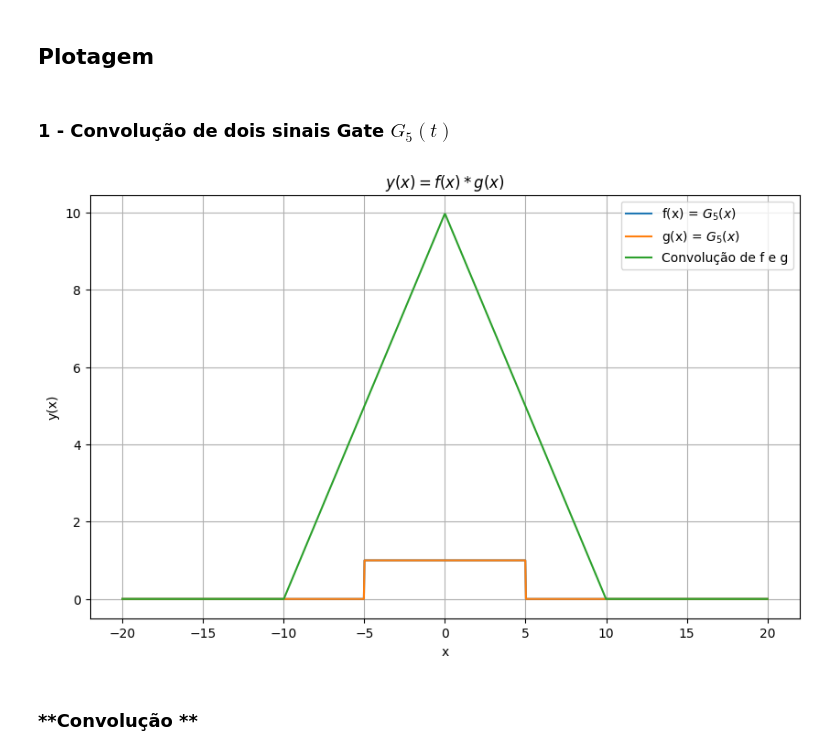
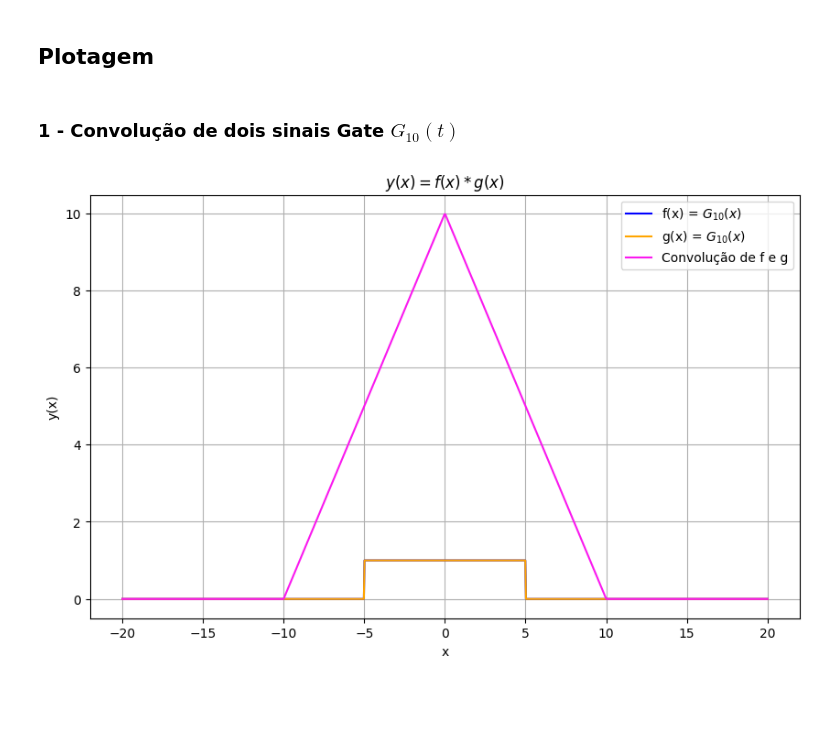
Before and after one commit to XandeGVaz/SinaisSistemas-Work, a Jupyter notebook: apresentacao.ipynb, the cells around one changed output. Drawn from its saved outputs; the diff is of its cells as text; code cells hidden in the pictures; blank space fills up the shorter version.

```diff
--- a/apresentacao.ipynb
+++ b/apresentacao.ipynb
@@ -72,46 +73,49 @@ def conv(a,b,N,f,g,x):
 # %% [markdown]
 ## **Plotagem**
 # %% [markdown]
-### **1 - Convolução de dois sinais Gate $G_5(t)$**
+### **1 - Convolução de dois sinais Gate $G_{10}(t)$**
 # %%
 # Definindo as funções f e g
-def f(t):
-    if(abs(t) < 5):
+def f1(t):
+    if(abs(t) <= 5):
         return 1
     return 0
 
-def g(t):
-    if(abs(t) < 5):
+def g1(t):
+    if(abs(t) <= 5):
         return 1
     return 0
 
 # Parâmetros
 a = -20         # limite inferior
 b = 20          # limite superior
 N = 1000        # número de partições
 
 # Definindo os valores de x
 x_values = np.linspace(a, b, N)
 
 # Calculando a convolução para cada valor de x
 i = 0
 conv_values = np.zeros(N)
 for x in x_values:
-    conv_values[i] = conv(a,b,N,f,g,x)
+    conv_values[i] = conv(a,b,N,f1,g1,x)
     i += 1
 
 # Plotando os resultados
 plt.figure(figsize=(10, 6))
-plt.plot(x_values, [f(x) for x in x_values], label='f(x) = $G_5(x)$')
-plt.plot(x_values, [g(x) for x in x_values], label='g(x) = $G_5(x)$')
-plt.plot(x_values, conv_values, label='Convolução de f e g')
+plt.plot(x_values, [f1(x) for x in x_values], label='f(x) = $G_{10}(x)$', color='blue')
+plt.plot(x_values, [g1(x) for x in x_values], label='g(x) = $G_{10}(x)$', color='orange')
+plt.plot(x_values, conv_values, label='Convolução de f e g', color='#fa19ef')
 plt.xlabel('x')
 plt.ylabel('y(x)')
 plt.title('$y(x) = f(x) * g(x)$')
 plt.legend()
 plt.grid(True)
+
+# Salvamento do gráfico
+plt.savefig('graficos_plotados/convolucao1.png')
+
+# Exibição do gráfico
 plt.show()
 # %% [output]
-[figure, old version]
+[figure, new version]
-# %% [markdown]
-### **Convolução **
```
Also changed, not shown: parts of 5 cells of this notebook, 5 other files.
